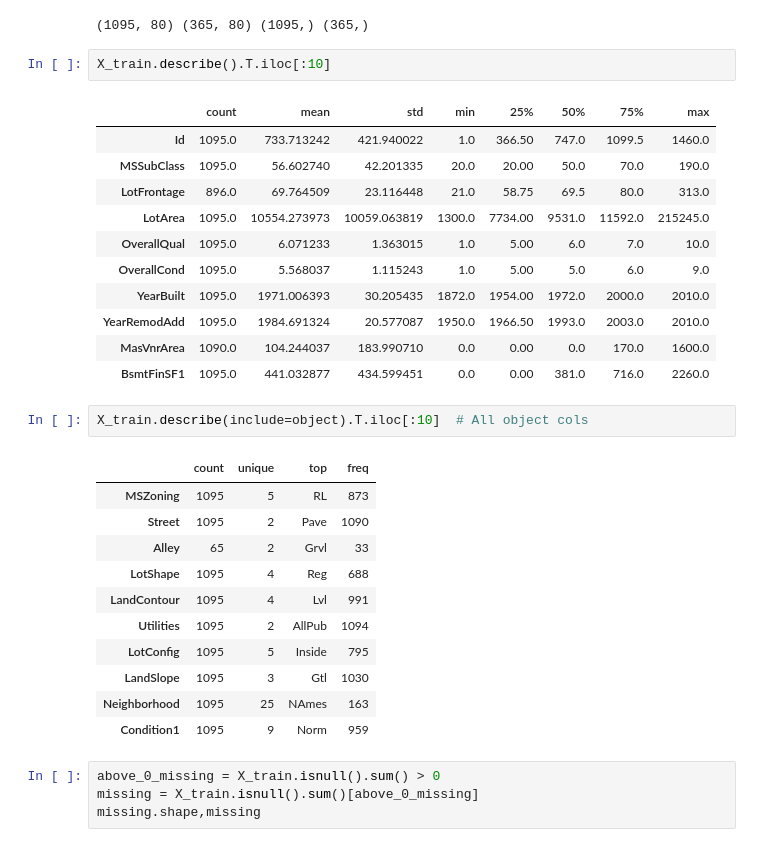
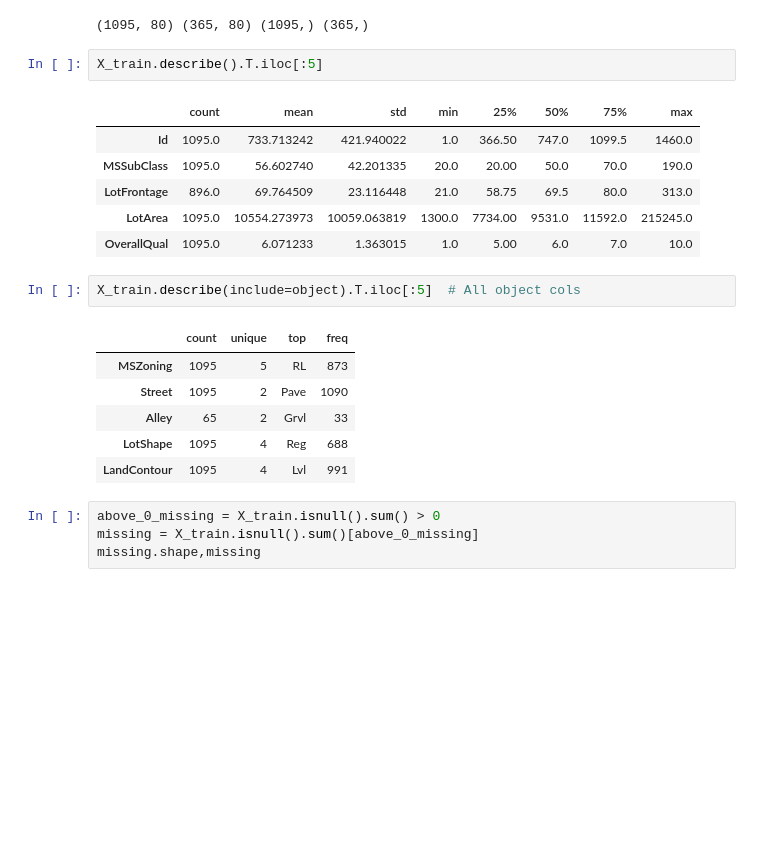
Before and after one commit to dev-SR/machine-learning, a Jupyter notebook: 100sklearn/sklearn.ipynb, the cells around one changed output. Cells and saved outputs as stored; diff of their text form; blank space fills up the shorter version.

```diff
--- a/100sklearn/sklearn.ipynb
+++ b/100sklearn/sklearn.ipynb
@@ -559,21 +559,16 @@ print(X_train.shape, X_test.shape, y_train.shape, y_test.shape)
 # %% [output]
 (1095, 80) (365, 80) (1095,) (365,)
 # %%
-X_train.describe().T.iloc[:10]
+X_train.describe().T.iloc[:5]
 # %% [output]
 |  | count | mean | std | min | 25% | 50% | 75% | max |
 | Id | 1095.0 | 733.713242 | 421.940022 | 1.0 | 366.50 | 747.0 | 1099.5 | 1460.0 |
 | MSSubClass | 1095.0 | 56.602740 | 42.201335 | 20.0 | 20.00 | 50.0 | 70.0 | 190.0 |
 | LotFrontage | 896.0 | 69.764509 | 23.116448 | 21.0 | 58.75 | 69.5 | 80.0 | 313.0 |
 | LotArea | 1095.0 | 10554.273973 | 10059.063819 | 1300.0 | 7734.00 | 9531.0 | 11592.0 | 215245.0 |
 | OverallQual | 1095.0 | 6.071233 | 1.363015 | 1.0 | 5.00 | 6.0 | 7.0 | 10.0 |
-| OverallCond | 1095.0 | 5.568037 | 1.115243 | 1.0 | 5.00 | 5.0 | 6.0 | 9.0 |
-| YearBuilt | 1095.0 | 1971.006393 | 30.205435 | 1872.0 | 1954.00 | 1972.0 | 2000.0 | 2010.0 |
-| YearRemodAdd | 1095.0 | 1984.691324 | 20.577087 | 1950.0 | 1966.50 | 1993.0 | 2003.0 | 2010.0 |
-| MasVnrArea | 1090.0 | 104.244037 | 183.990710 | 0.0 | 0.00 | 0.0 | 170.0 | 1600.0 |
-| BsmtFinSF1 | 1095.0 | 441.032877 | 434.599451 | 0.0 | 0.00 | 381.0 | 716.0 | 2260.0 |
 # %%
-X_train.describe(include=object).T.iloc[:10]  # All object cols
+X_train.describe(include=object).T.iloc[:5]  # All object cols
 # %% [output]
 |  | count | unique | top | freq |
 | MSZoning | 1095 | 5 | RL | 873 |
@@ -581,11 +576,6 @@ X_train.describe(include=object).T.iloc[:10]  # All object cols
 | Alley | 65 | 2 | Grvl | 33 |
 | LotShape | 1095 | 4 | Reg | 688 |
 | LandContour | 1095 | 4 | Lvl | 991 |
-| Utilities | 1095 | 2 | AllPub | 1094 |
-| LotConfig | 1095 | 5 | Inside | 795 |
-| LandSlope | 1095 | 3 | Gtl | 1030 |
-| Neighborhood | 1095 | 25 | NAmes | 163 |
-| Condition1 | 1095 | 9 | Norm | 959 |
 # %%
 above_0_missing = X_train.isnull().sum() > 0
 missing = X_train.isnull().sum()[above_0_missing]
```
Also changed, not shown: parts of 12 cells of this notebook, 1 other file.
